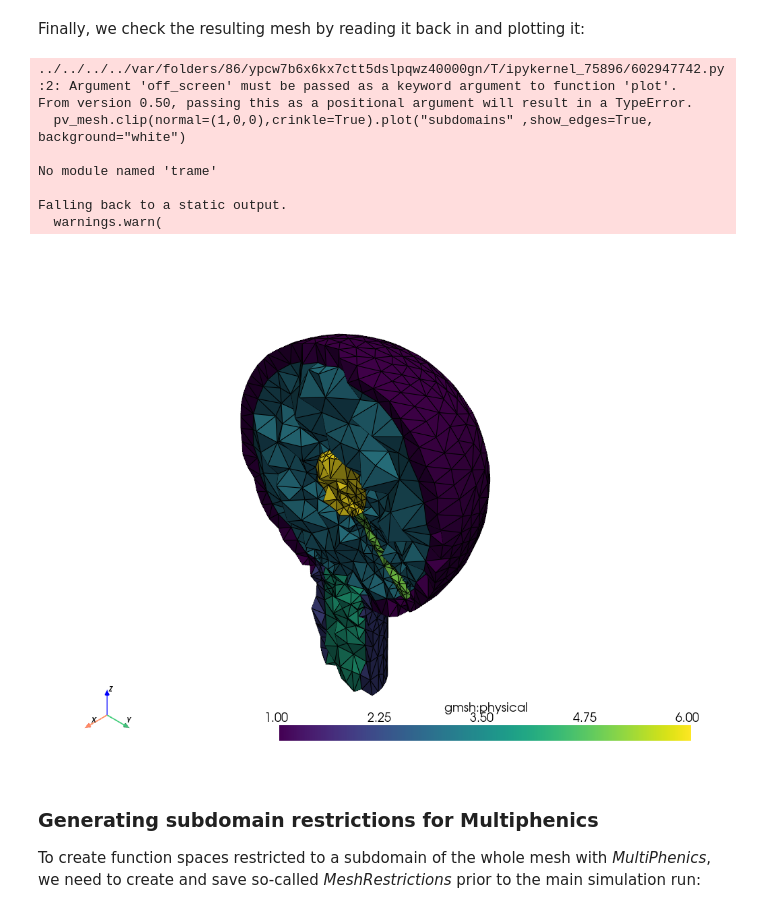
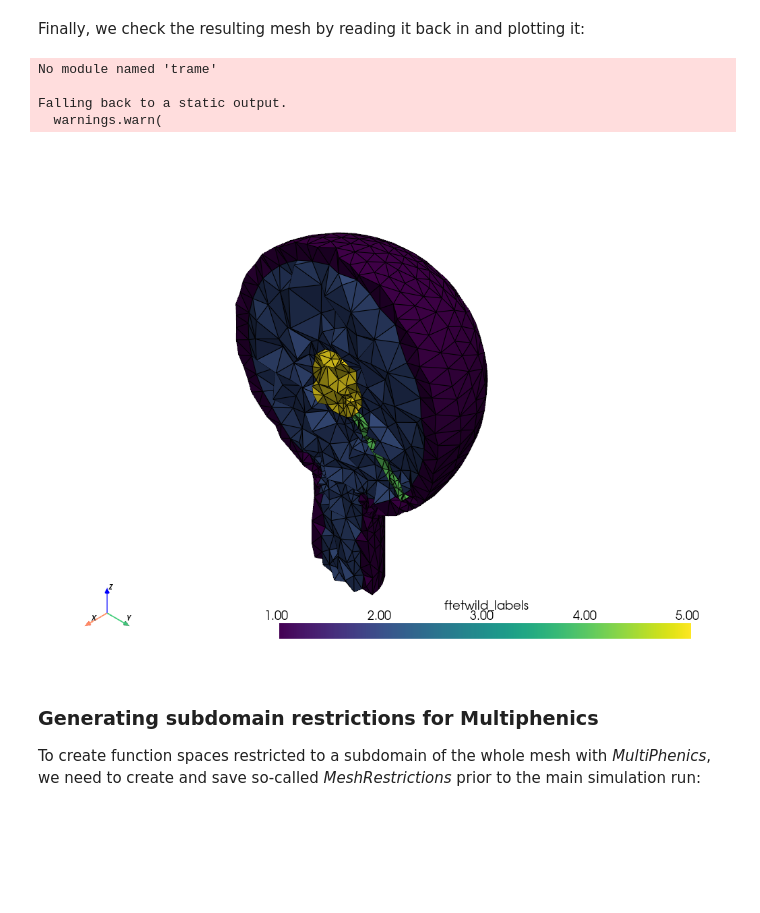
Before and after one commit to ingvilddevold/idealized-brain, a Jupyter notebook: MeshGeneration.ipynb, the cells around one changed output. Drawn from its saved outputs; the diff is of its cells as text; code cells hidden in the pictures; blank space fills up the shorter version.

```diff
--- a/MeshGeneration.ipynb
+++ b/MeshGeneration.ipynb
@@ -133,18 +135,14 @@ meshio_mesh.write("mesh/idealized_ftetwild.xdmf")
 # %% [markdown]
 Finally, we check the resulting mesh by reading it back in and plotting it:
 # %%
-pv_mesh = pv.read_meshio("mesh/idealized_ftetwild.xdmf").clean() # changed from pv.read to pv.read_meshio
-pv_mesh.clip(normal=(1,0,0),crinkle=True).plot("subdomains" ,show_edges=True, background="white")
+pv_mesh = pv.read_meshio("mesh/idealized.xdmf").clean() # changed from pv.read to pv.read_meshio
+pv_mesh.clip(normal=(1,0,0),crinkle=True).plot(show_edges=True, background="white")
 # %% [output]
-../../../../var/folders/86/ypcw7b6x6kx7ctt5dslpqwz40000gn/T/ipykernel_75896/602947742.py:2: Argument 'off_screen' must be passed as a keyword argument to function 'plot'.
-From version 0.50, passing this as a positional argument will result in a TypeError.
-  pv_mesh.clip(normal=(1,0,0),crinkle=True).plot("subdomains" ,show_edges=True, background="white")
-
 No module named 'trame'
 
 Falling back to a static output.
   warnings.warn(
-[figure, old version]
+[figure, new version]
 # %% [markdown]
 ### Generating subdomain restrictions for Multiphenics
 
```
Also changed, not shown: parts of 5 cells of this notebook, 22 other files.
